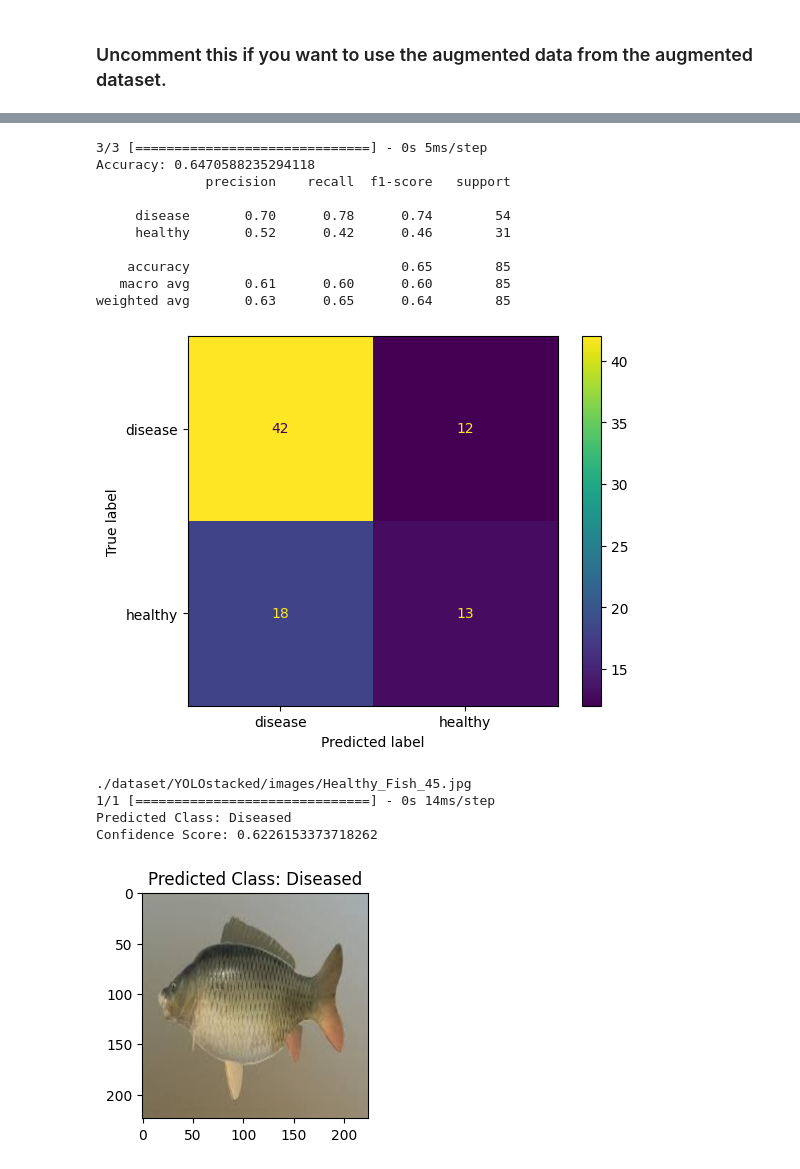
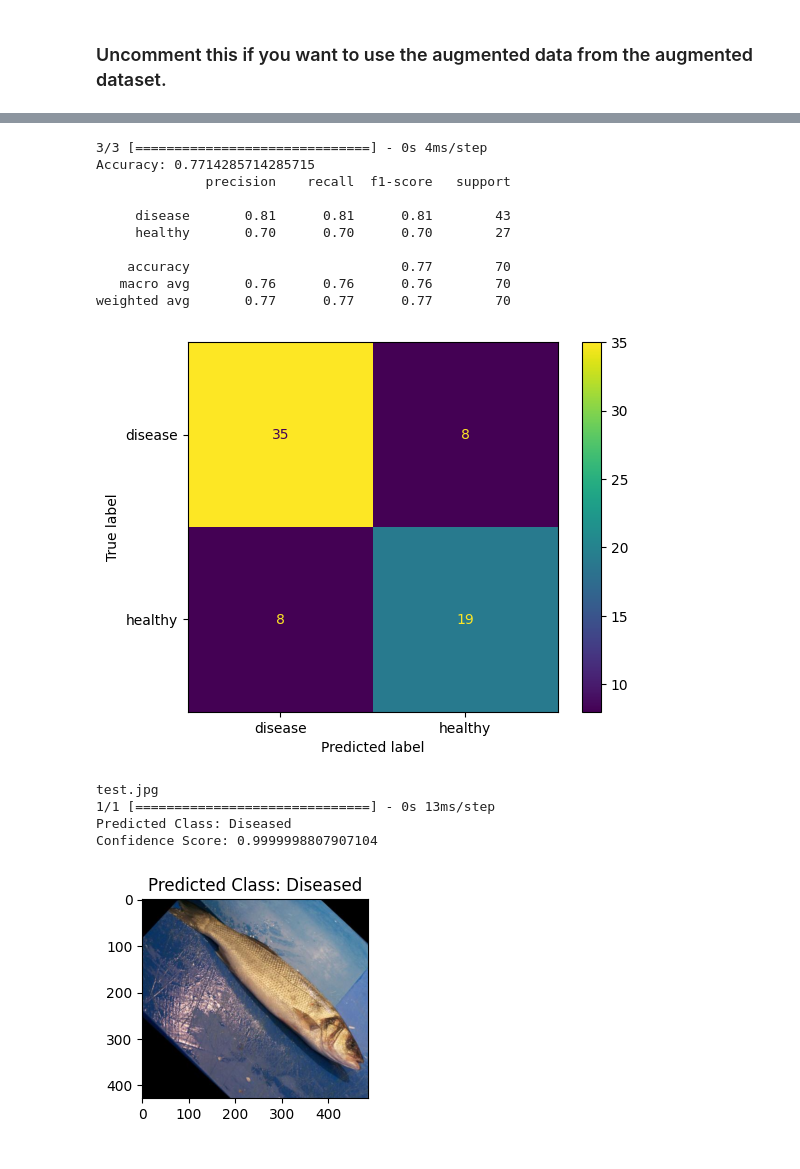
Before and after one commit to EmmelieGren/sick_fishes, a Jupyter notebook: niclas_cnn.ipynb, the cells around one changed output, grey strips where cells are left out. Saved outputs shown, nothing was run; the diff lists cells and outputs as text; code cells hidden in the pictures.

```diff
--- a/niclas_cnn.ipynb
+++ b/niclas_cnn.ipynb
@@ -62,7 +64,7 @@ Name: count, dtype: int64
 # %% [markdown]
 ### Uncomment this if you want to use the augmented data from the augmented dataset.
 # %%
-df = pd.read_csv("./dataset/splitted_and_augmented_data/augmented_data.csv")
+df = pd.read_csv("./dataset/cropped_splitted_and_augmented_data/augmented_data.csv")
 # %%
 df['target'].value_counts()
 # %% [output]
@@ -156,17 +158,17 @@ disp = ConfusionMatrixDisplay(confusion_matrix=cm, display_labels=class_labels)
 disp.plot()
 plt.show()
 # %% [output]
-3/3 [==============================] - 0s 5ms/step
-Accuracy: 0.6470588235294118
+3/3 [==============================] - 0s 4ms/step
+Accuracy: 0.7714285714285715
               precision    recall  f1-score   support
 
-     disease       0.70      0.78      0.74        54
-     healthy       0.52      0.42      0.46        31
+     disease       0.81      0.81      0.81        43
+     healthy       0.70      0.70      0.70        27
 
-    accuracy                           0.65        85
-   macro avg       0.61      0.60      0.60        85
-weighted avg       0.63      0.65      0.64        85
+    accuracy                           0.77        70
+   macro avg       0.76      0.76      0.76        70
+weighted avg       0.77      0.77      0.77        70
-[figure, old version]
+[figure, new version]
 # %%
 def random_image(folder_path):
     image_files = [f for f in os.listdir(folder_path) if f.endswith(('.jpg', '.jpeg', '.png'))]
@@ -183,32 +185,33 @@ def random_image(folder_path):
 # %%
 folder_path = './dataset/YOLOstacked/images/'
 test_image_path = random_image(folder_path)
+test_image_path = 'test.jpg'
 print(test_image_path)
 test_image = prepare_images([test_image_path])
 prediction = model.predict(test_image)
 
 predicted_class_index = np.argmax(prediction[0])
 confidence_score = prediction[0][predicted_class_index]
 
 class_labels = ["Diseased", "Healthy"]
 predicted_class_label = class_labels[predicted_class_index]
 
 print(f"Predicted Class: {predicted_class_label}")
 print(f"Confidence Score: {confidence_score}")
 
 original_image = io.imread(test_image_path)
 
 plt.subplot(1, 2, 2)
 plt.imshow(original_image)
 plt.title(f'Predicted Class: {predicted_class_label}')
 
 plt.show()
 # %% [output]
-./dataset/YOLOstacked/images/Healthy_Fish_45.jpg
-1/1 [==============================] - 0s 14ms/step
+test.jpg
+1/1 [==============================] - 0s 13ms/step
 Predicted Class: Diseased
-Confidence Score: 0.6226153373718262
+Confidence Score: 0.9999998807907104
-[figure, old version]
+[figure, new version]
 # %%
 test_folder_path = './dataset/test_img/Healthy_fishies/'
 
```
Also changed, not shown: parts of 8 cells of this notebook, 6 other files.
